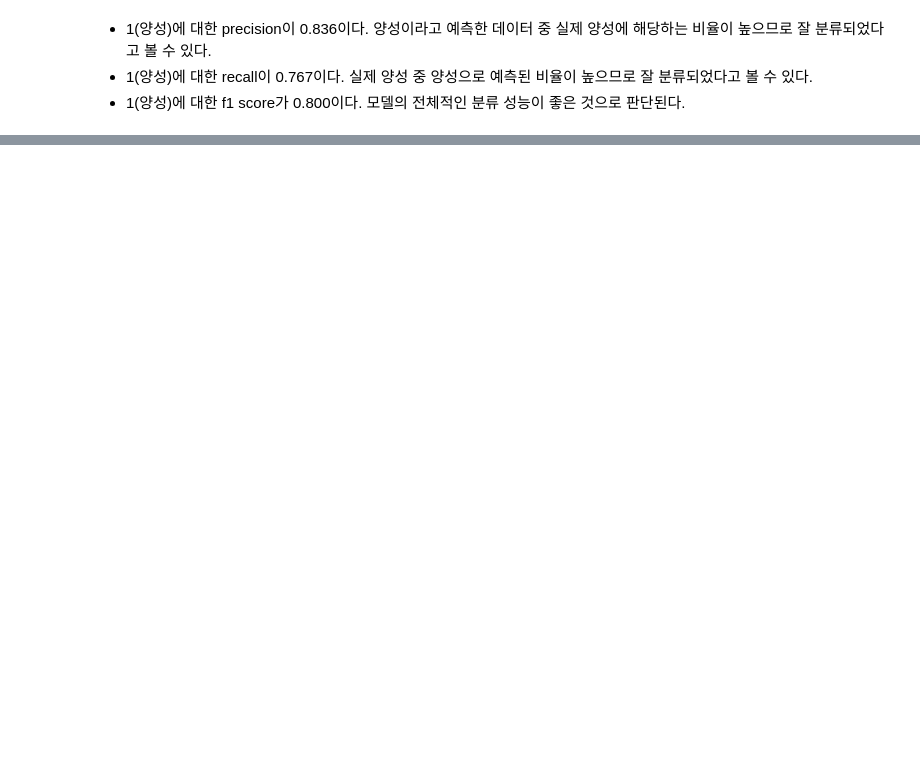
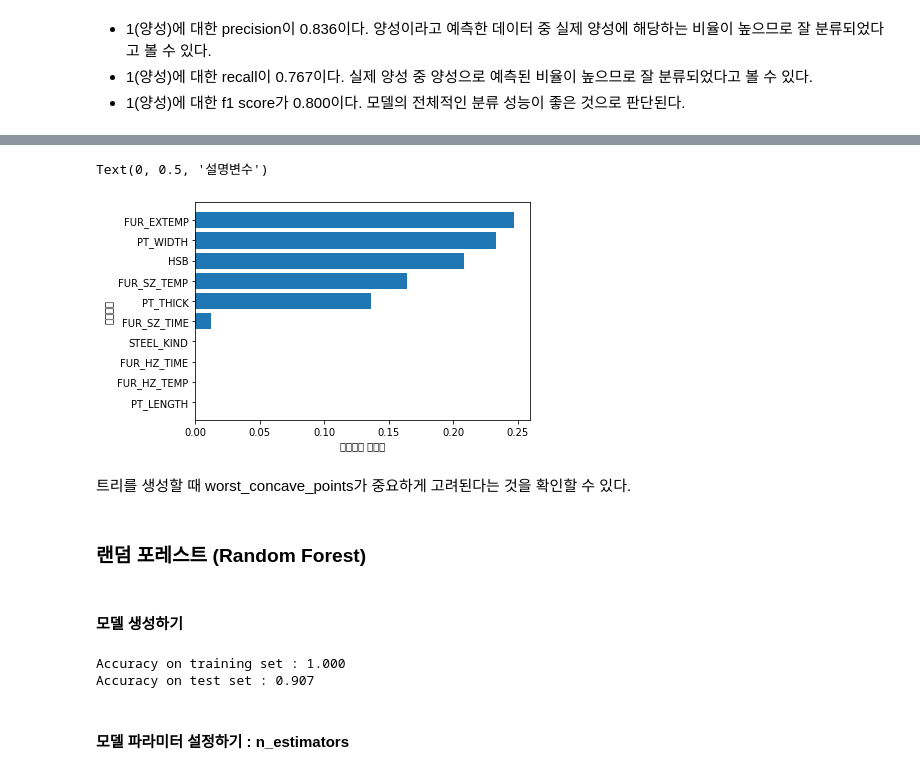
Before and after one commit to mjiii25/posco-academy, a Jupyter notebook: Big-Data/Assignment-2/C1성민지_종합실습-2.ipynb, the cells around one changed output, grey strips where cells are left out. Drawn from its saved outputs; the diff is of its cells as text; code cells hidden in the pictures; blank space fills up the shorter version.

```diff
--- a/Big-Data/Assignment-2/C1성민지_종합실습-2.ipynb
+++ b/Big-Data/Assignment-2/C1성민지_종합실습-2.ipynb
@@ -635,0 +652,7 @@ weighted avg      0.873     0.874     0.873       183
+# %%
+df_importance = pd.DataFrame()
+df_importance['Feature'] = v_feature_name
+df_importance['Importance'] = tree_final.feature_importances_
+
+df_importance.sort_values('Importance', ascending = False, inplace = True)
+df_importance.round(3).head(5)
@@ -635,0 +666,28 @@ weighted avg      0.873     0.874     0.873       183
+# %%
+df_importance.sort_values('Importance', ascending = True, inplace = True)
+coordinates = range(len(df_importance))
+
+plt.barh(y = coordinates, width = df_importance['Importance'])
+plt.yticks(coordinates, df_importance['Feature'])
+plt.xlabel('설명변수 중요도')
+plt.ylabel('설명변수')
+# %% [output]
+Text(0, 0.5, '설명변수')
+[figure, added]
+# %% [markdown]
+트리를 생성할 때 worst_concave_points가 중요하게 고려된다는 것을 확인할 수 있다.
+# %% [markdown]
+### **랜덤 포레스트 (Random Forest)**
+# %% [markdown]
+#### **모델 생성하기**
+# %%
+rf_uncustomized = RandomForestClassifier()
+rf_uncustomized.fit(df_train_x, df_train_y)
+
+print('Accuracy on training set : {:.3f}'.format(rf_uncustomized.score(df_train_x, df_train_y)))
+print('Accuracy on test set : {:.3f}'.format(rf_uncustomized.score(df_test_x, df_test_y)))
+# %% [output]
+Accuracy on training set : 1.000
+Accuracy on test set : 0.907
+# %% [markdown]
+#### **모델 파라미터 설정하기 : n_estimators**
```
Also changed, not shown: parts of 51 cells of this notebook.
